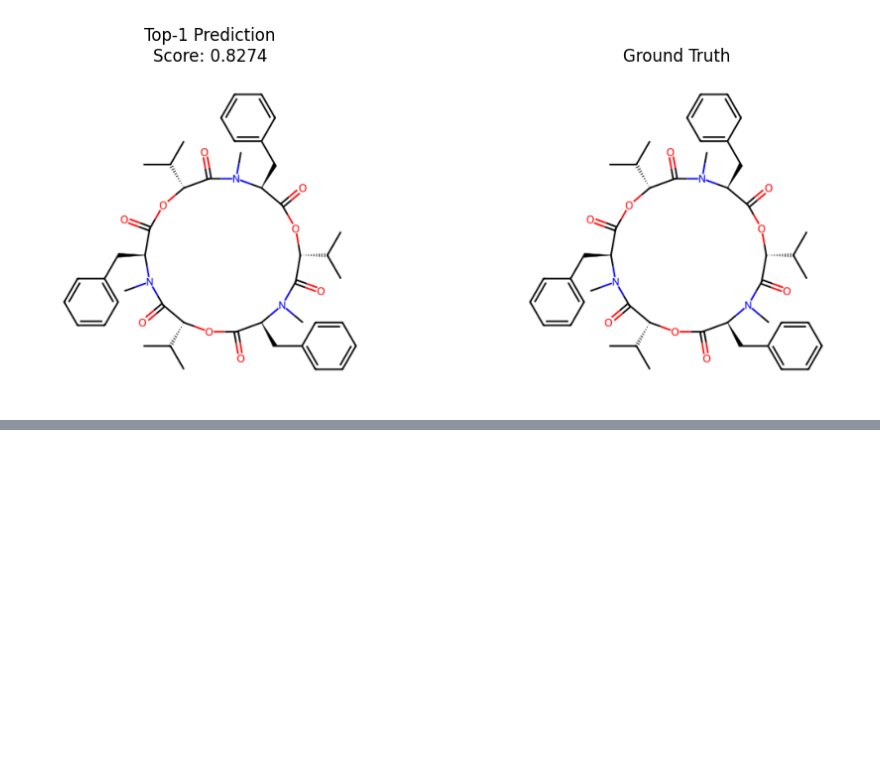
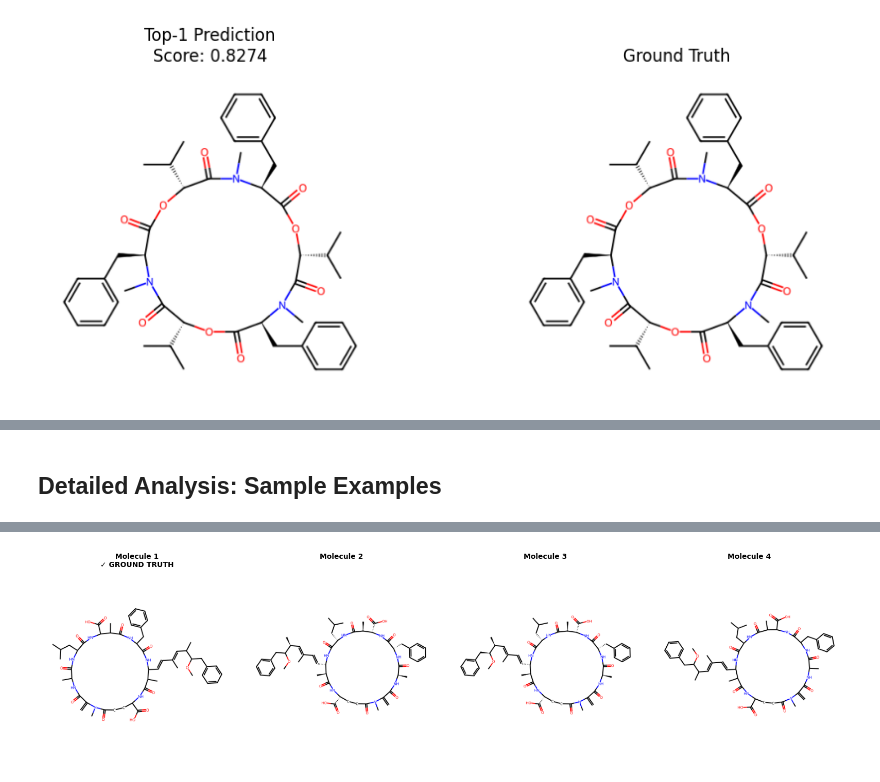
Before and after one commit to gabrielmelo00/GraphConf, a Jupyter notebook: test_specbridge_model.ipynb, the cells around one changed output, grey strips where cells are left out. Saved outputs shown, nothing was run; the diff lists cells and outputs as text; code cells hidden in the pictures; blank space fills up the shorter version.

```diff
--- a/test_specbridge_model.ipynb
+++ b/test_specbridge_model.ipynb
@@ -78,7 +78,7 @@ You should probably TRAIN this model on a down-stream task to be able to use it
 # %% [markdown]
 ## Prediction Function
 # %%
-def predict_smiles(spectrum_sample, candidate_smiles_list, top_k=5):
+def predict_smiles(spectrum_sample, candidate_smiles_list, top_k=1):
     """
     Predict SMILES from MS/MS spectrum (exactly like candidates.py and predict_smiles.py).
 
@@ -183,0 +657,12 @@ plt.show()
+# %%
+# Calculate the (1-alpha) quantile threshold
+# For conformal prediction, we use the ceiling quantile
+n_calib = len(calibration_scores)
+quantile_level = np.ceil((n_calib + 1) * (1 - ALPHA)) / n_calib
+threshold = np.quantile(calibration_scores, quantile_level, method='higher')
+
+print(f"Conformal threshold calculation:")
+print(f"  Quantile level: {quantile_level:.4f}")
+print(f"  Threshold: {threshold:.6f}")
+print(f"  Number of calibration scores ≤ threshold: {np.sum(calibration_scores <= threshold)}")
+print(f"  Percentage: {100 * np.sum(calibration_scores <= threshold) / n_calib:.2f}%")
@@ -183,0 +960,57 @@ plt.show()
+# %% [markdown]
+## Detailed Analysis: Sample Examples
+# %%
+# Find a small conformal set (size 4) that contains the ground truth, with large original candidate set
+small_conformal_examples = [r for r in test_results if r['conformal_set_size'] == 4 and r['gt_in_conformal'] and r['candidate_set_size'] > 10]
+
+if small_conformal_examples:
+    example = small_conformal_examples[0]
+
+    print("="*80)
+    print("SMALL CONFORMAL SET EXAMPLE")
+    print("="*80)
+    print(f"\nSample ID: {example['sample_id']}")
+    print(f"Original Candidate Set Size: {example['candidate_set_size']}")
+    print(f"Conformal Set Size: {example['conformal_set_size']}")
+    print(f"Size Reduction: {100*(1 - example['conformal_set_size']/example['candidate_set_size']):.1f}%")
+    print(f"\nGround Truth SMILES: {example['true_smiles']}")
+    print(f"Top-1 Prediction: {example['pred_smiles']}")
+    print(f"Prediction Correct: {'Yes ✓' if example['pred_correct'] else 'No ✗'}")
+
+    # Visualize conformal set and ground truth
+    from rdkit import Chem
+    from rdkit.Chem import Draw
+    import matplotlib.pyplot as plt
+
+    conformal_smiles = example['conformal_set']
+    true_smiles = example['true_smiles']
+
+    # Create figure with 2 rows: top row for conformal set (4 molecules), bottom row for ground truth
+    fig = plt.figure(figsize=(16, 8))
+
+    # Plot conformal set molecules
+    print(f"\nConformal Set ({len(conformal_smiles)} molecules):")
+    for i, smiles in enumerate(conformal_smiles):
+        ax = fig.add_subplot(2, 4, i + 1)
+        mol = Chem.MolFromSmiles(smiles)
+        if mol:
+            img = Draw.MolToImage(mol, size=(400, 400))
+            ax.imshow(img)
+            ax.axis('off')
+            is_gt = "✓ GROUND TRUTH" if smiles == true_smiles else ""
+            ax.set_title(f"Molecule {i+1}\n{is_gt}", fontsize=10, fontweight='bold')
+            print(f"  {i+1}. {smiles[:60]}{'...' if len(smiles) > 60 else ''} {is_gt}")
+
+
+    plt.tight_layout()
+
+    # Save as PDF
+    pdf_filename = f"conformal_set_example_{example['sample_id']}.pdf"
+    plt.savefig(pdf_filename, format='pdf', bbox_inches='tight', dpi=300)
+    print(f"\n✓ Saved figure to: {pdf_filename}")
+
+    plt.show()
+
+else:
+    print("No examples found with conformal set size = 4")
+# %% [output]
@@ -183,0 +1037 @@ plt.show()
+[figure, added]
```
Also changed, not shown: parts of 26 cells of this notebook, 2 other files.
